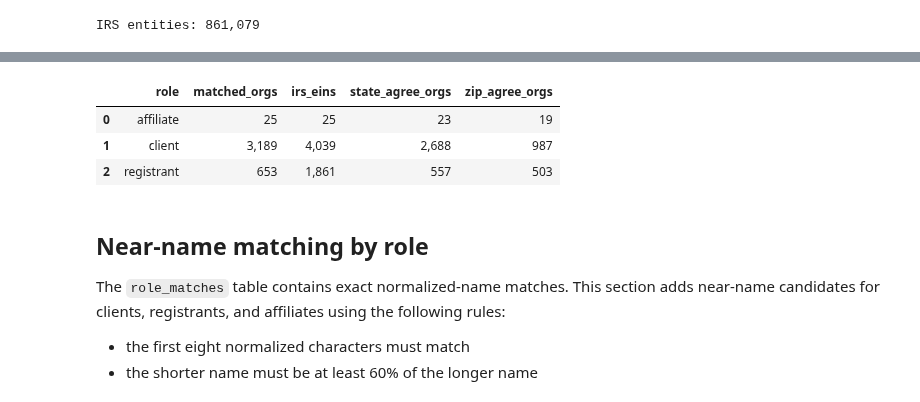
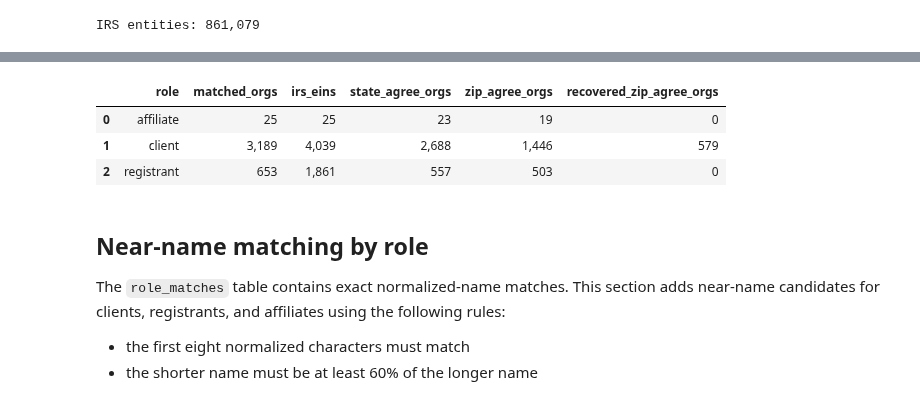
Before and after one commit to team-glass-house/influence-network, a Jupyter notebook: notebooks/lda_irs_name_state_analysis.ipynb, the cells around one changed output, grey strips where cells are left out. Drawn from its saved outputs; the diff is of its cells as text; code cells hidden in the pictures.

```diff
--- a/notebooks/lda_irs_name_state_analysis.ipynb
+++ b/notebooks/lda_irs_name_state_analysis.ipynb
@@ -345,39 +424,44 @@ SELECT
     cand.lda_state,
     cand.lda_ppb_state,
     cand.lda_zip,
+    cand.lda_zip_source,
     irs.ein,
     irs.irs_name,
     irs.irs_state,
     irs.irs_zip,
     (irs.irs_state IN (cand.lda_state, cand.lda_ppb_state)
         AND irs.irs_state IS NOT NULL) AS state_agrees,
     (cand.lda_zip IS NOT NULL AND cand.lda_zip = irs.irs_zip) AS zip_agrees
 FROM lda_org_candidates AS cand
 JOIN irs_entities_addr AS irs USING (normalized_name)
 """)
 
 role_match_summary = q("""
 SELECT
     role,
     COUNT(DISTINCT lda_key) AS matched_orgs,
     COUNT(DISTINCT ein) AS irs_eins,
     COUNT(DISTINCT lda_key) FILTER (WHERE state_agrees) AS state_agree_orgs,
-    COUNT(DISTINCT lda_key) FILTER (WHERE zip_agrees) AS zip_agree_orgs
+    COUNT(DISTINCT lda_key) FILTER (WHERE zip_agrees) AS zip_agree_orgs,
+    COUNT(DISTINCT lda_key) FILTER (
+        WHERE zip_agrees AND lda_zip_source = 'client_zip.csv'
+    ) AS recovered_zip_agree_orgs
 FROM role_matches
 GROUP BY role
 ORDER BY role
 """)
 role_match_summary.style.format({
     "matched_orgs": "{:,.0f}",
     "irs_eins": "{:,.0f}",
     "state_agree_orgs": "{:,.0f}",
     "zip_agree_orgs": "{:,.0f}",
+    "recovered_zip_agree_orgs": "{:,.0f}",
 })
 # %% [output]
-|  | role | matched_orgs | irs_eins | state_agree_orgs | zip_agree_orgs |
-| 0 | affiliate | 25 | 25 | 23 | 19 |
-| 1 | client | 3,189 | 4,039 | 2,688 | 987 |
-| 2 | registrant | 653 | 1,861 | 557 | 503 |
+|  | role | matched_orgs | irs_eins | state_agree_orgs | zip_agree_orgs | recovered_zip_agree_orgs |
+| 0 | affiliate | 25 | 25 | 23 | 19 | 0 |
+| 1 | client | 3,189 | 4,039 | 2,688 | 1,446 | 579 |
+| 2 | registrant | 653 | 1,861 | 557 | 503 | 0 |
 # %% [markdown]
 ## Near-name matching by role
 
```
Also changed, not shown: parts of 21 cells of this notebook, 2 other files.
